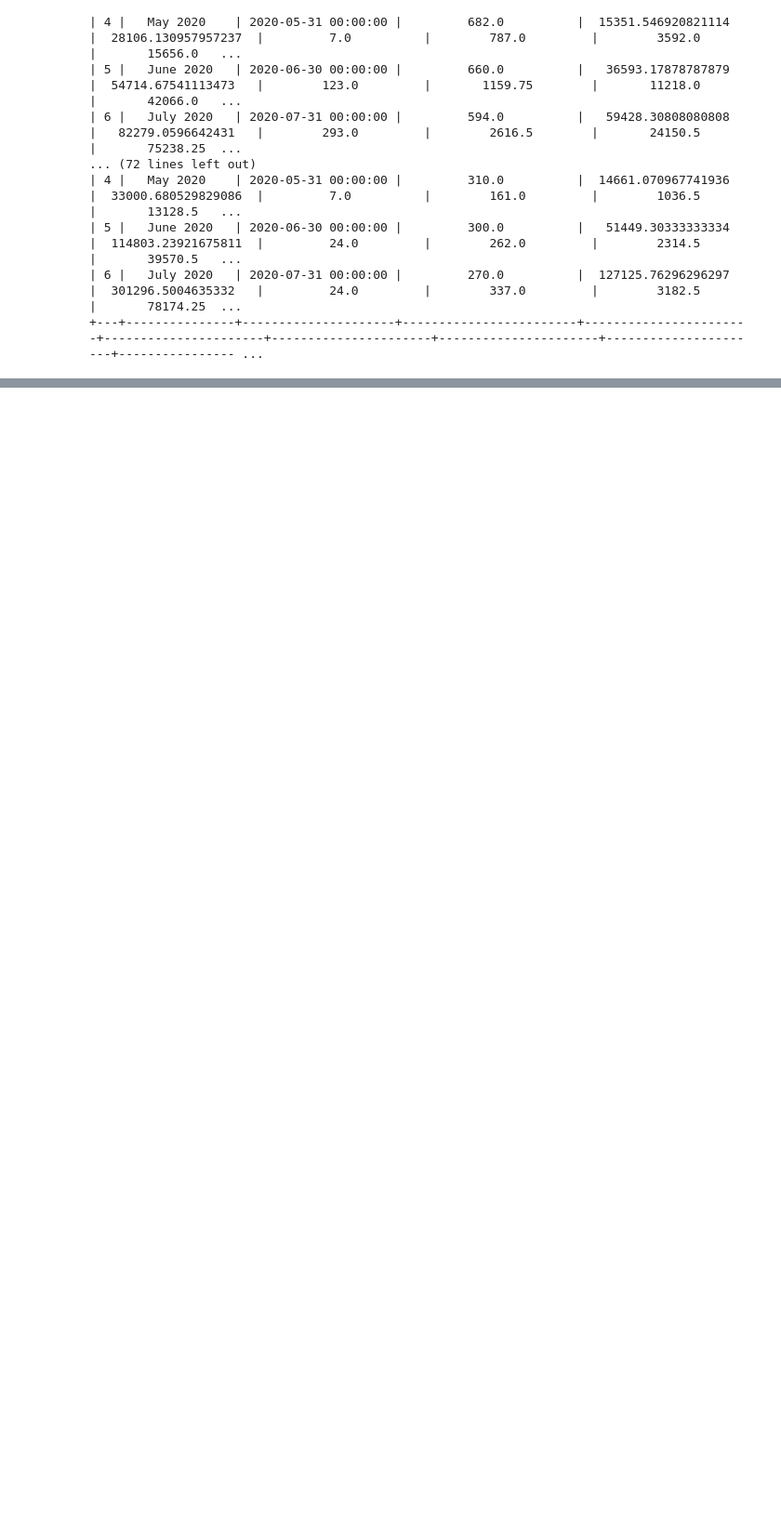
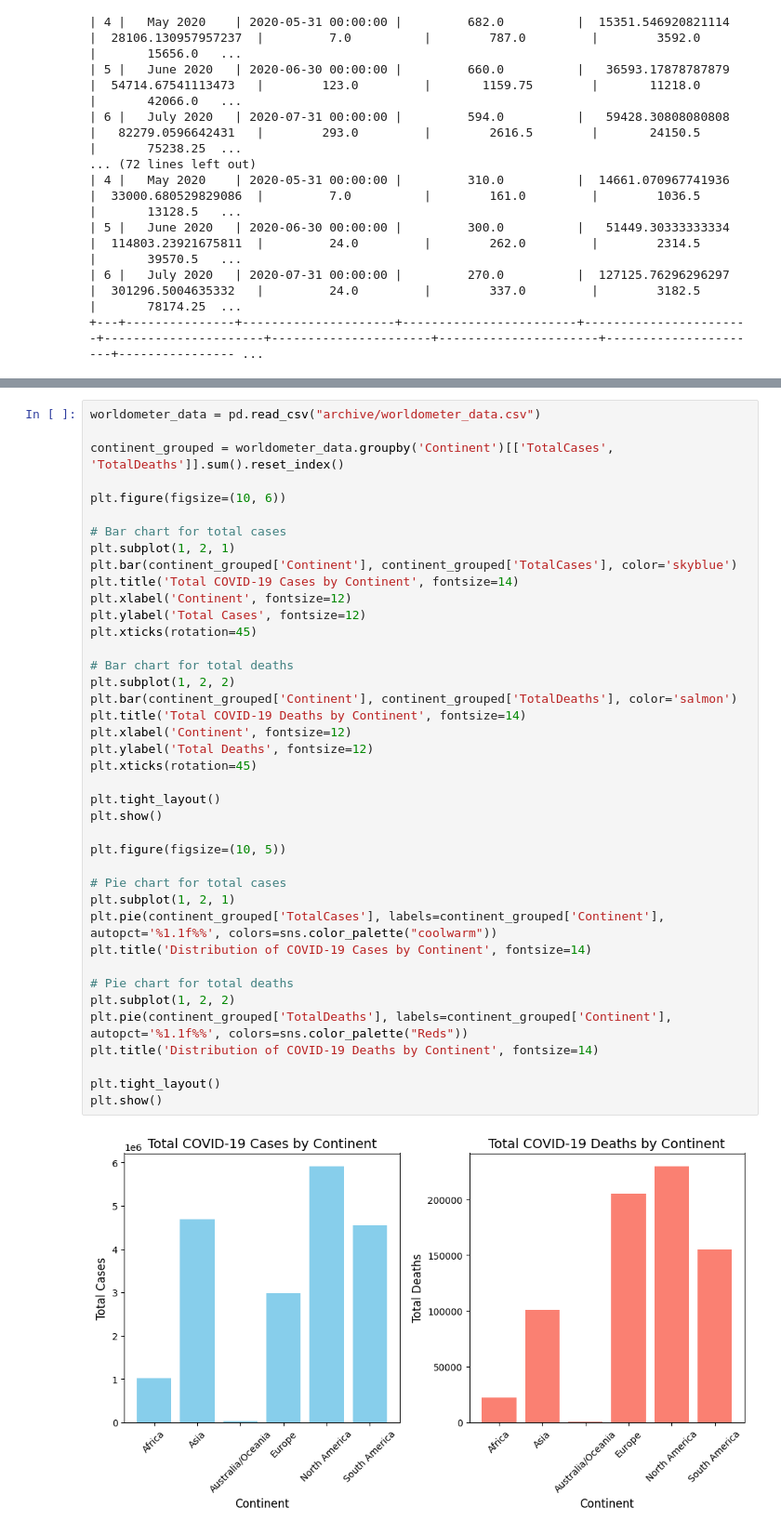
Before and after one commit to peterdev123/data_report, a Jupyter notebook: test.ipynb, the cells around one changed output, grey strips where cells are left out. Shown at 93% size. Drawn from its saved outputs; the diff is of its cells as text; blank space fills up the shorter version.

```diff
--- a/test.ipynb
+++ b/test.ipynb
@@ -438,0 +468,42 @@ plt.show()
+# %%
+worldometer_data = pd.read_csv("archive/worldometer_data.csv")
+
+continent_grouped = worldometer_data.groupby('Continent')[['TotalCases', 'TotalDeaths']].sum().reset_index()
+
+plt.figure(figsize=(10, 6))
+
+# Bar chart for total cases
+plt.subplot(1, 2, 1)
+plt.bar(continent_grouped['Continent'], continent_grouped['TotalCases'], color='skyblue')
+plt.title('Total COVID-19 Cases by Continent', fontsize=14)
+plt.xlabel('Continent', fontsize=12)
+plt.ylabel('Total Cases', fontsize=12)
+plt.xticks(rotation=45)
+
+# Bar chart for total deaths
+plt.subplot(1, 2, 2)
+plt.bar(continent_grouped['Continent'], continent_grouped['TotalDeaths'], color='salmon')
+plt.title('Total COVID-19 Deaths by Continent', fontsize=14)
+plt.xlabel('Continent', fontsize=12)
+plt.ylabel('Total Deaths', fontsize=12)
+plt.xticks(rotation=45)
+
+plt.tight_layout()
+plt.show()
+
+plt.figure(figsize=(10, 5))
+
+# Pie chart for total cases
+plt.subplot(1, 2, 1)
+plt.pie(continent_grouped['TotalCases'], labels=continent_grouped['Continent'], autopct='%1.1f%%', colors=sns.color_palette("coolwarm"))
+plt.title('Distribution of COVID-19 Cases by Continent', fontsize=14)
+
+# Pie chart for total deaths
+plt.subplot(1, 2, 2)
+plt.pie(continent_grouped['TotalDeaths'], labels=continent_grouped['Continent'], autopct='%1.1f%%', colors=sns.color_palette("Reds"))
+plt.title('Distribution of COVID-19 Deaths by Continent', fontsize=14)
+
+plt.tight_layout()
+plt.show()
+# %% [output]
+[figure, added]
```
Also changed, not shown: parts of 11 cells of this notebook.
